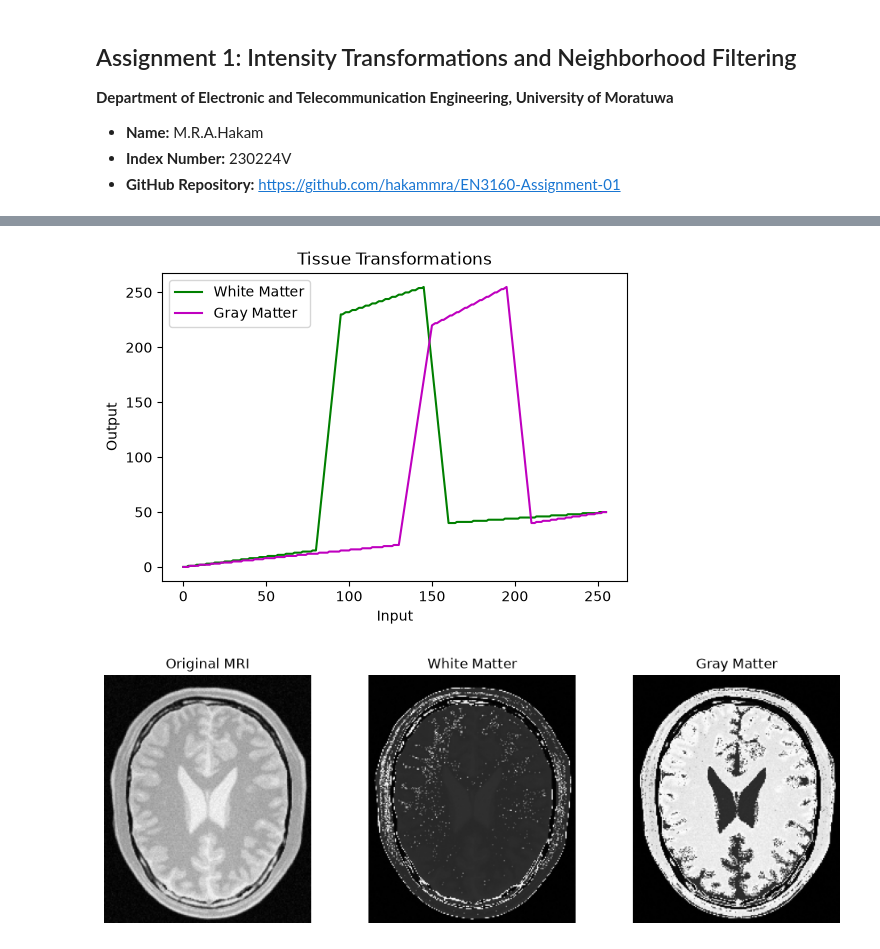
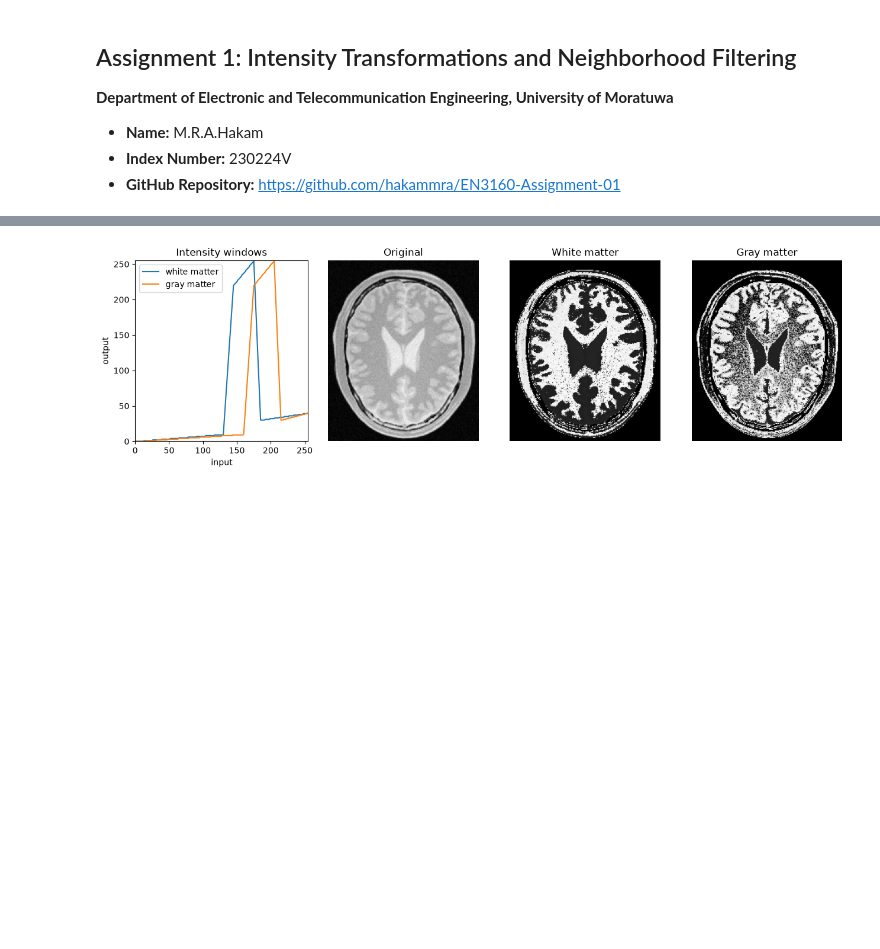
Before and after one commit to hakammra/EN3160-Assignment-01, a Jupyter notebook: en3160_assignment_01.ipynb, the cells around one changed output, grey strips where cells are left out. Saved outputs shown, nothing was run; the diff lists cells and outputs as text; code cells hidden in the pictures; blank space fills up the shorter version.

```diff
--- a/en3160_assignment_01.ipynb
+++ b/en3160_assignment_01.ipynb
@@ -8,10 +8,20 @@
 * **Index Number:** 230224V
 * **GitHub Repository:** [https://github.com/hakammra/EN3160-Assignment-01](https://github.com/hakammra/EN3160-Assignment-01)
 # %%
+from pathlib import Path
 import os
-import time
+import tempfile
+
+os.environ['MPLCONFIGDIR'] = str(Path(tempfile.gettempdir()) / 'en3160-matplotlib')
 import cv2 as cv
 import numpy as np
 import matplotlib.pyplot as plt
-from scipy.signal import find_peaks
+
+img_dir = Path('Images/assignment')
+if not img_dir.exists():
+    img_dir = Path('../Images/assignment')
+assert img_dir.exists(), 'Images/assignment folder was not found'
+
+plt.rcParams['figure.figsize'] = (10, 5)
+plt.rcParams['image.cmap'] = 'gray'
 # %% [markdown]
@@ -106,38 +75,22 @@ $$T_{\text{tissue}}(r) = \begin{cases}
 # %%
-im_q2 = cv.imread('Images/assignment/q2_brain.png', cv.IMREAD_GRAYSCALE)
-assert im_q2 is not None, "Failed to load Fig. 2"
+im2 = cv.imread(str(img_dir / 'q2_brain.png'), cv.IMREAD_GRAYSCALE)
 
-bp_wm = [[0, 0], [80, 15], [95, 230], [145, 255], [160, 40], [255, 50]]
-res_wm, lut_wm = intensity_transform(im_q2, bp_wm)
+bp_wm = [[0, 0], [130, 10], [145, 220], [175, 255], [185, 30], [255, 40]]
+bp_gm = [[0, 0], [160, 10], [175, 220], [205, 255], [215, 30], [255, 40]]
+wm, t_wm = intensity_transform(im2, bp_wm)
+gm, t_gm = intensity_transform(im2, bp_gm)
 
-bp_gm = [[0, 0], [130, 20], [150, 220], [195, 255], [210, 40], [255, 50]]
-res_gm, lut_gm = intensity_transform(im_q2, bp_gm)
-
-
-plt.figure(figsize=(6, 4))
-plt.plot(lut_wm, 'g-', label='White Matter')
-plt.plot(lut_gm, 'm-', label='Gray Matter')
-plt.title('Tissue Transformations')
-plt.xlabel('Input')
-plt.ylabel('Output')
-plt.legend()
+fig, ax = plt.subplots(1, 4, figsize=(13, 4))
+ax[0].plot(t_wm, label='white matter')
+ax[0].plot(t_gm, label='gray matter')
+ax[0].set(xlim=(0, 255), ylim=(0, 255), xlabel='input', ylabel='output', title='Intensity windows')
+ax[0].legend()
+for a, im, title in zip(ax[1:], [im2, wm, gm], ['Original', 'White matter', 'Gray matter']):
+    a.imshow(im, vmin=0, vmax=255)
+    a.set_title(title)
+    a.axis('off')
+plt.tight_layout()
 plt.show()
-
-fig, ax = plt.subplots(1, 3, figsize=(12, 4))
-ax[0].imshow(im_q2, cmap='gray')
-ax[0].set_title('Original MRI')
-ax[0].axis('off')
-
-ax[1].imshow(res_wm, cmap='gray')
-ax[1].set_title('White Matter')
-ax[1].axis('off')
-
-ax[2].imshow(res_gm, cmap='gray')
-ax[2].set_title('Gray Matter')
-ax[2].axis('off')
-
-plt.show()
 # %% [output]
-[figure, old version]
+[figure, new version]
-[figure, removed]
 # %% [markdown]
```
Also changed, not shown: parts of 20 cells of this notebook.
